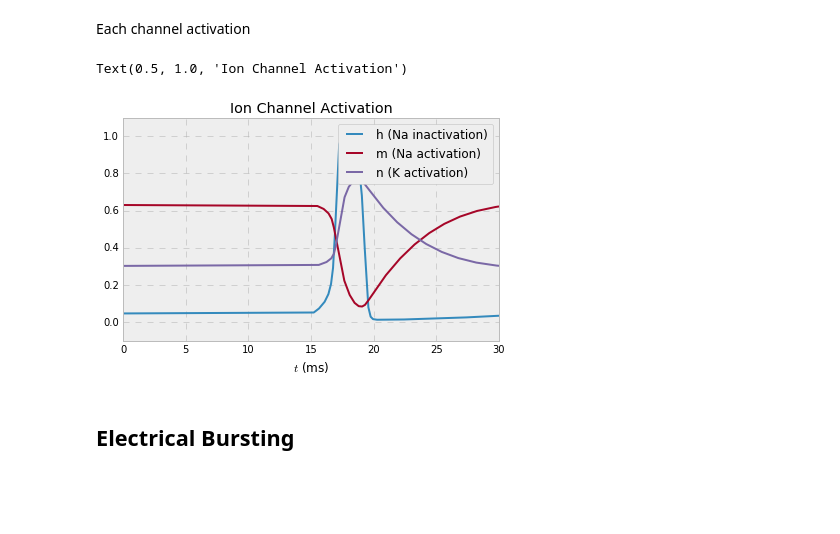
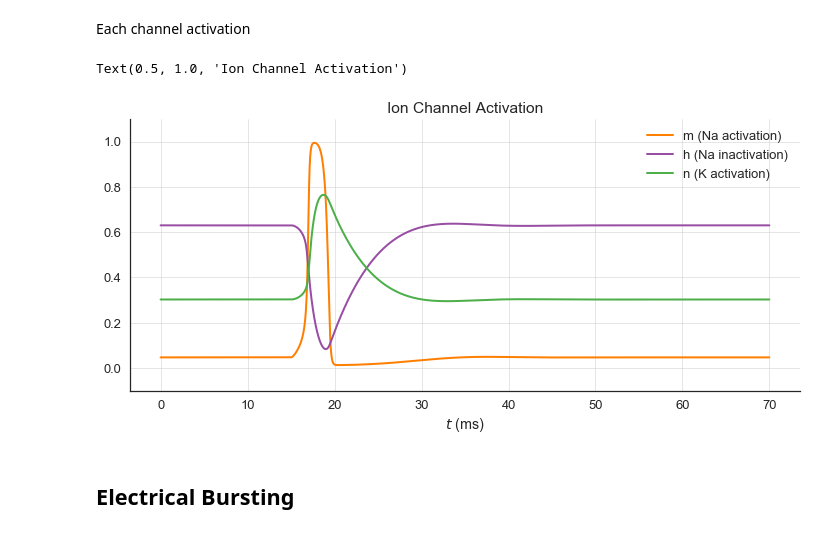
Before and after one commit to SeeebO/Hodgkin-Huxley, a Jupyter notebook: SO.ipynb, the cells around one changed output. Saved outputs shown, nothing was run; the diff lists cells and outputs as text; code cells hidden in the pictures; blank space fills up the shorter version.

```diff
--- a/SO.ipynb
+++ b/SO.ipynb
@@ -1,8 +1,2 @@
 # %% [markdown]
 # hodgkin–huxley model
-# %%
-import numpy as np
-import matplotlib.pyplot as plt
-import ipywidgets as widgets
-plt.style.use(plt.style.available[0])
-%matplotlib inline
@@ -109,6 +122,8 @@ def run_simulation(
     # Leak current
     G_L = 0.24,     # max leak onductance (mS/cm**2)
     E_L = 10.613,   # leak potential (mV)
+
+    flag = 'spike'
     ):
 
     par_dict = dict(
@@ -129,7 +144,14 @@ def run_simulation(
     # total membrane current (microA/cm**2) for the time of the simulation
 
     I_input = np.array([0] * int(T/dt))
-    I_input[1500:1800] = 10
+    if flag == 'spike':
+        I_input[1500:1800] = 10
+    if flag == 'burst':
+        I_input[1500:] = 10
+    if flag == 'refractory':
+         I_input[1500:1800] = 10
+         I_input[2100:2400] = 10
+         I_input[2700:3000] = 10
     Time = [ii*dt for ii in range(int(T/dt))]
 
 
@@ -174,0 +189,5 @@ plot_current(Time = t, Current = e)
+# %%
+Voltage,m,h,n,I,Time = run_simulation()
+
+plot_membrane_potential(Time = Time, Voltage = Voltage)
+plot_current(Time = Time, Current = I)
@@ -223,19 +245,17 @@ ax.legend(title = "E_Na in mV" )
 # %% [markdown]
 Each channel activation
 # %%
+fig, ax = plt.subplots(figsize = [12,5])
 plt.xlabel('$t$ (ms)')
-plt.xlim(0, 30)
 plt.ylim(-0.1, 1.1)
-xticks = [x * dt for x in range(T)]
-plt.plot(Time, b)
-plt.plot(Time, c)
-plt.plot(Time, d)
-plt.legend(['h (Na inactivation)', 'm (Na activation)',
+plt.plot(Time, m)
+plt.plot(Time, h)
+plt.plot(Time, n)
+plt.legend(['m (Na activation)', 'h (Na inactivation)',
             'n (K activation)'], bbox_to_anchor=(1, 1), framealpha=1)
 plt.title('Ion Channel Activation')
-#plt.savefig('1actv.png', dpi=144)
 # %% [output]
 Text(0.5, 1.0, 'Ion Channel Activation')
-[figure, old version]
+[figure, new version]
 # %% [markdown]
 ## Electrical Bursting
```
Also changed, not shown: parts of 32 cells of this notebook.
